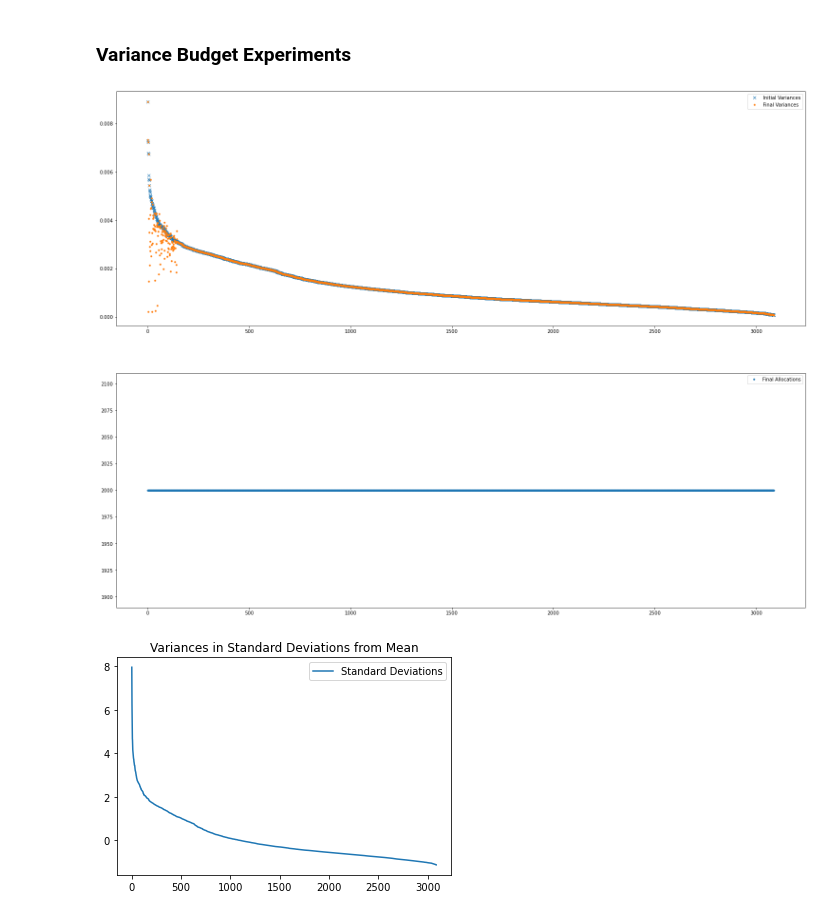
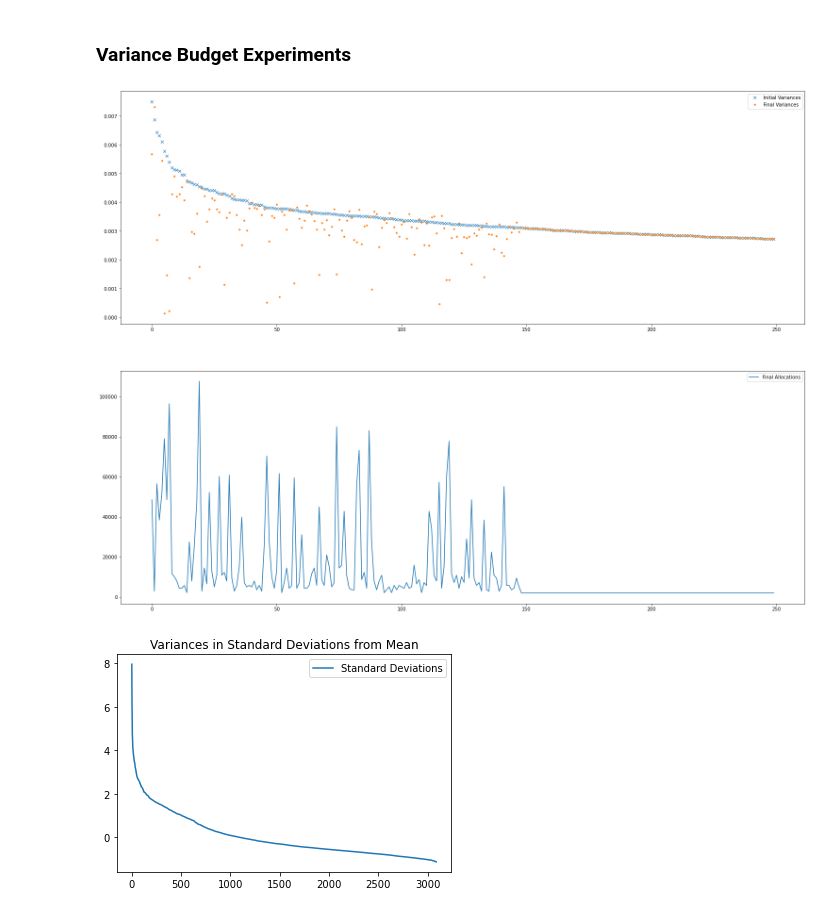
Before and after one commit to Project-Sustain/validation-service, a Jupyter notebook: benchmarks/benchmarks.ipynb, the cells around one changed output. Cells and saved outputs as stored; diff of their text form; code cells hidden in the pictures.

```diff
--- a/benchmarks/benchmarks.ipynb
+++ b/benchmarks/benchmarks.ipynb
@@ -212,51 +215,54 @@ with open(no_budget_response_filename, "r") as f:
 
 gis_join_metrics = {}
 for metric in intermediate_data["initial_response_metrics"]:
-    gis_join_metrics[metric["gis_join"]] = {
-        "gis_join": metric["gis_join"],
-        "initial_variance": metric["variance"],
-        "initial_allocation": 2000,
-        "initial_loss": metric["loss"],
-        "final_variance": metric["variance"],
-        "final_allocation": 2000,
-        "final_loss": metric["loss"]
-    }
+    if metric["allocation"] >= intermediate_data["initial_allocation"]:
+        gis_join_metrics[metric["gis_join"]] = {
+            "gis_join": metric["gis_join"],
+            "initial_variance": metric["variance"],
+            "initial_allocation": metric["allocation"],
+            "initial_loss": metric["loss"],
+            "final_variance": metric["variance"],
+            "final_allocation": metric["allocation"],
+            "final_loss": metric["loss"]
+        }
 
 for worker_response in final_data["worker_responses"]:
     for metric in worker_response["metrics"]:
-        gis_join_metric = gis_join_metrics[metric["gis_join"]]
-        gis_join_metric["final_variance"] = metric["variance"]
-        gis_join_metric["final_allocation"] = metric["allocation"]
-        gis_join_metric["final_loss"] = metric["loss"]
+        if metric["gis_join"] in gis_join_metrics:
+            gis_join_metric = gis_join_metrics[metric["gis_join"]]
+            gis_join_metric["final_variance"] = metric["variance"]
+            gis_join_metric["final_allocation"] = metric["allocation"]
+            gis_join_metric["final_loss"] = metric["loss"]
 
-        if gis_join_metric["final_variance"] == gis_join_metric["initial_variance"]:
-            print(f"gis_join={gis_join_metric['gis_join']}, initial_alloc={gis_join_metric['initial_allocation']}, final_alloc={gis_join_metric['final_allocation']}")
+            if gis_join_metric["final_variance"] == gis_join_metric["initial_variance"]:
+                print(f"gis_join={gis_join_metric['gis_join']}, initial_alloc={gis_join_metric['initial_allocation']}, final_alloc={gis_join_metric['final_allocation']}")
 
 # no_budget_metrics = []
 # for worker_response in no_budget_data["worker_responses"]:
 #     for metric in worker_response["metrics"]:
 #         no_budget_metrics.append((metric["gis_join"], metric["variance"], metric["allocation"], metric["loss"]))
 
 as_list = list(gis_join_metrics.values())
 as_list.sort(key=lambda m: m["initial_variance"], reverse=True)
+as_list = as_list[:250]
 initial_variances = [m["initial_variance"] for m in as_list]
 final_variances = [m["final_variance"] for m in as_list]
 
 number_rows = 2
 number_cols = 1
 
 fig, ax = plt.subplots(nrows=number_rows, ncols=number_cols, figsize=(26, 20))
 ax[0].plot(initial_variances, 'x', label="Initial Variances")
 ax[0].plot(final_variances, '.', label="Final Variances")
 #ax[0].plot([x[1] for x in no_budget_metrics], label="No Budget Variances")
 #ax[0].axhline(y=0.001169725909715914, color='r', linestyle='-')
 ax[0].legend()
-ax[1].plot([int(m["final_allocation"]) for m in as_list], '.', label="Final Allocations")
+ax[1].plot([int(m["final_allocation"]) for m in as_list], '-', label="Final Allocations")
 ax[1].legend()
 
 plt.savefig("variance_budgets/test/variances.png", dpi=300)
 # %% [output]
-[figure, old version]
+[figure, new version]
 # %%
 with open("variance_budgets/test/numpy_array.json", "r") as f:
     std_devs = json.load(f)
```
Also changed, not shown: parts of 1 cell of this notebook, 2 other files.
